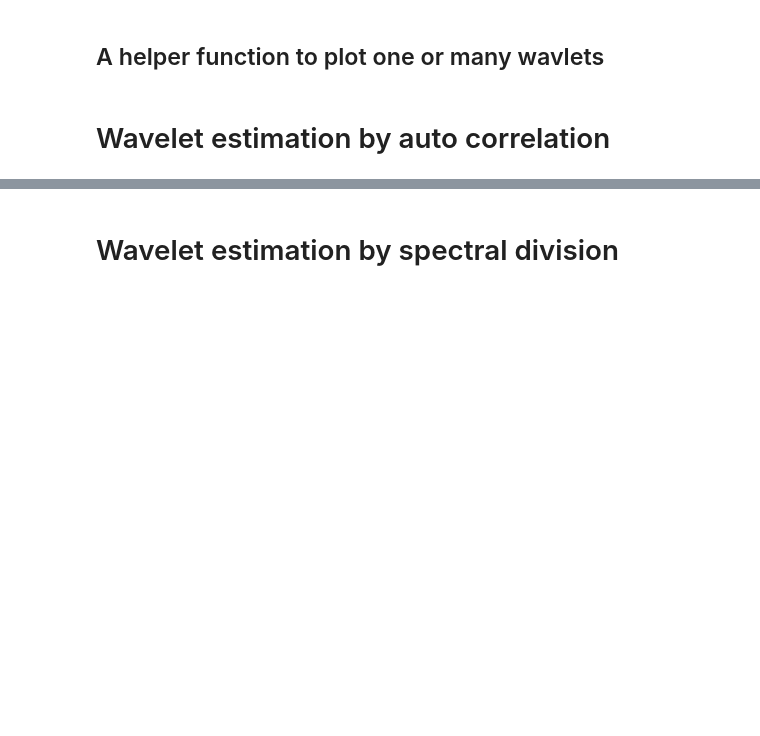
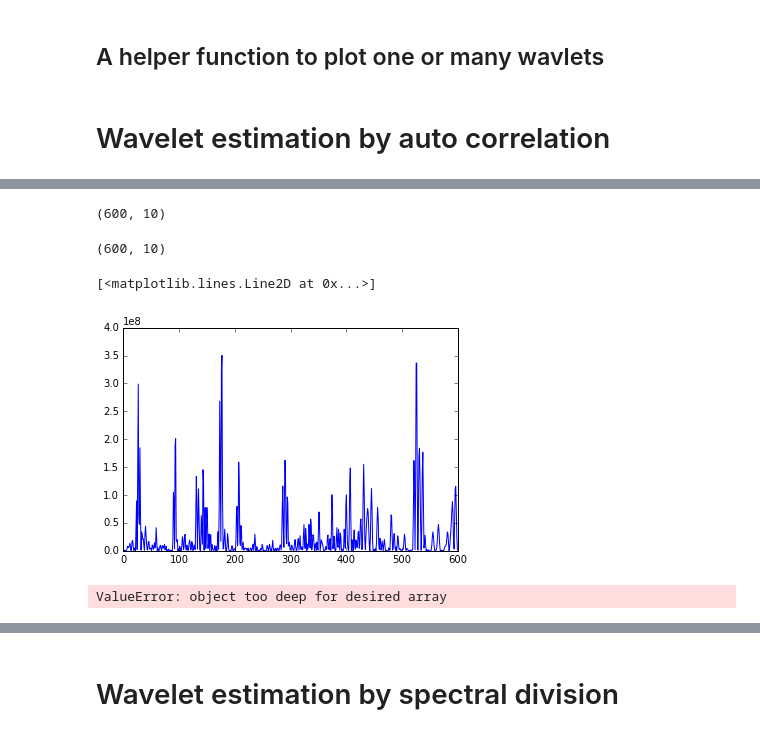
Before and after one commit to EvanBianco/notebooks, a Jupyter notebook: Wavelet_estimations.ipynb, the cells around one changed output, grey strips where cells are left out. Drawn from its saved outputs; the diff is of its cells as text; code cells hidden in the pictures; blank space fills up the shorter version.

```diff
--- a/Wavelet_estimations.ipynb
+++ b/Wavelet_estimations.ipynb
@@ -197,11 +236,11 @@ def plot_wavelet(ax, wavelet, tbase, ylim=(-0.6,1.1), dur=duration, xlabel=False
 # %% [markdown]
 # Wavelet estimation by auto correlation
 # %%
-n1 = 370 # first time sample
-dn = 300 # number of time samples
+n1 = 100 # first time sample
+dn = 600 # number of time samples
 dw = 64 # length of wavelet (in time samples 0.256 s)
 # %%
 # take section of data with log coverage
 ts = np.arange(n1, n1+dn, 1) * dt
-s_crop = s[n1:n1+dn]
-r_crop = r[n1:n1+dn]
+dx = 5 # additional traces to take
+s_crop = data[n1:n1+dn, x-dx:x+dx+1]
@@ -218,0 +252,6 @@ h = np.hanning(len(w2))
+# %%
+s = data[n1:n1+dn,x-dx:x+dx]
+# %%
+s.shape
+# %% [output]
+(600, 10)
@@ -218,0 +260,9 @@ h = np.hanning(len(w2))
+# %%
+w2.shape
+# %% [output]
+(600, 10)
+# %%
+plt.plot(np.mean(w2,axis=-1))
+# %% [output]
+[<matplotlib.lines.Line2D at 0x...>]
+[figure, added]
@@ -218,0 +271,6 @@ h = np.hanning(len(w2))
+# %%
+# Old and wrong
+# Auto correlation
+w22 = np.correlate(s_crop, s_crop, mode='full')
+# %% [output]
+ValueError: object too deep for desired array
```
Also changed, not shown: parts of 37 cells of this notebook, 1 other file.
